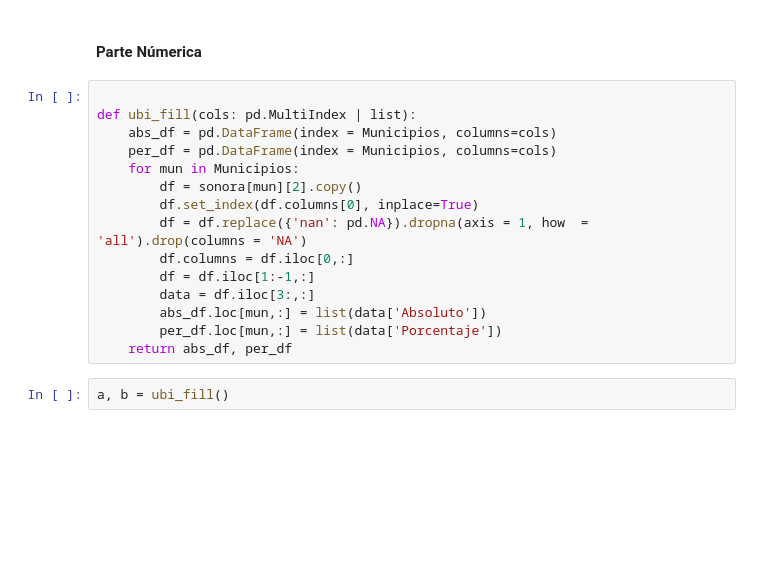
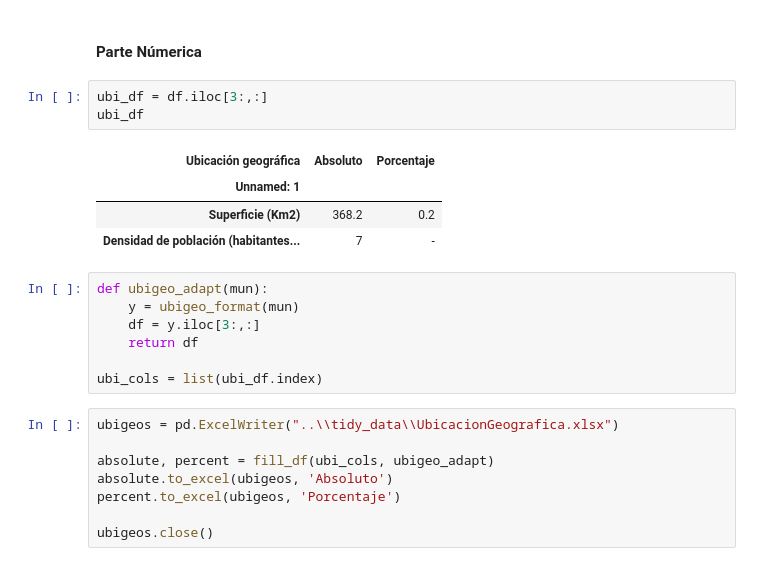
Before and after one commit to Dust1920/SIM26, a Jupyter notebook: tidy/sim.ipynb, the cells around one changed output. Drawn from its saved outputs; the diff is of its cells as text; blank space fills up the shorter version.

```diff
--- a/tidy/sim.ipynb
+++ b/tidy/sim.ipynb
@@ -150,20 +160,26 @@ geo_son
 72 rows × 7 columns
 # %% [markdown]
 #### Parte Númerica
-# %%
-
-def ubi_fill(cols: pd.MultiIndex | list):
-    abs_df = pd.DataFrame(index = Municipios, columns=cols)
-    per_df = pd.DataFrame(index = Municipios, columns=cols)
-    for mun in Municipios:
-        df = sonora[mun][2].copy()
-        df.set_index(df.columns[0], inplace=True)
-        df = df.replace({'nan': pd.NA}).dropna(axis = 1, how  = 'all').drop(columns = 'NA')
-        df.columns = df.iloc[0,:]
-        df = df.iloc[1:-1,:]
-        data = df.iloc[3:,:]
-        abs_df.loc[mun,:] = list(data['Absoluto'])
-        per_df.loc[mun,:] = list(data['Porcentaje'])
-    return abs_df, per_df
-# %%
-a, b = ubi_fill()
+# %%
+ubi_df = df.iloc[3:,:]
+ubi_df
+# %% [output]
+| Ubicación geográfica | Absoluto | Porcentaje |
+| Unnamed: 1 |  |  |
+| Superficie (Km2) | 368.2 | 0.2 |
+| Densidad de población (habitantes... | 7 | - |
+# %%
+def ubigeo_adapt(mun):
+    y = ubigeo_format(mun)
+    df = y.iloc[3:,:]
+    return df
+
+ubi_cols = list(ubi_df.index)
+# %%
+ubigeos = pd.ExcelWriter("..\\tidy_data\\UbicacionGeografica.xlsx")
+
+absolute, percent = fill_df(ubi_cols, ubigeo_adapt)
+absolute.to_excel(ubigeos, 'Absoluto')
+percent.to_excel(ubigeos, 'Porcentaje')
+
+ubigeos.close()
```
Also changed, not shown: parts of 7 cells of this notebook.
